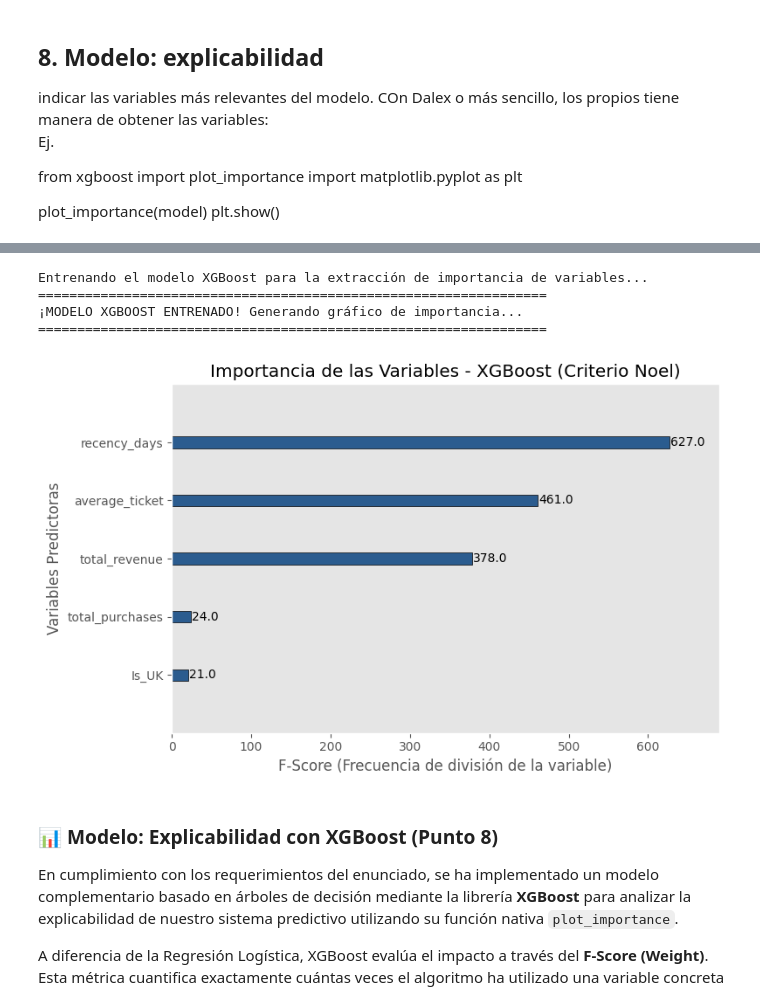
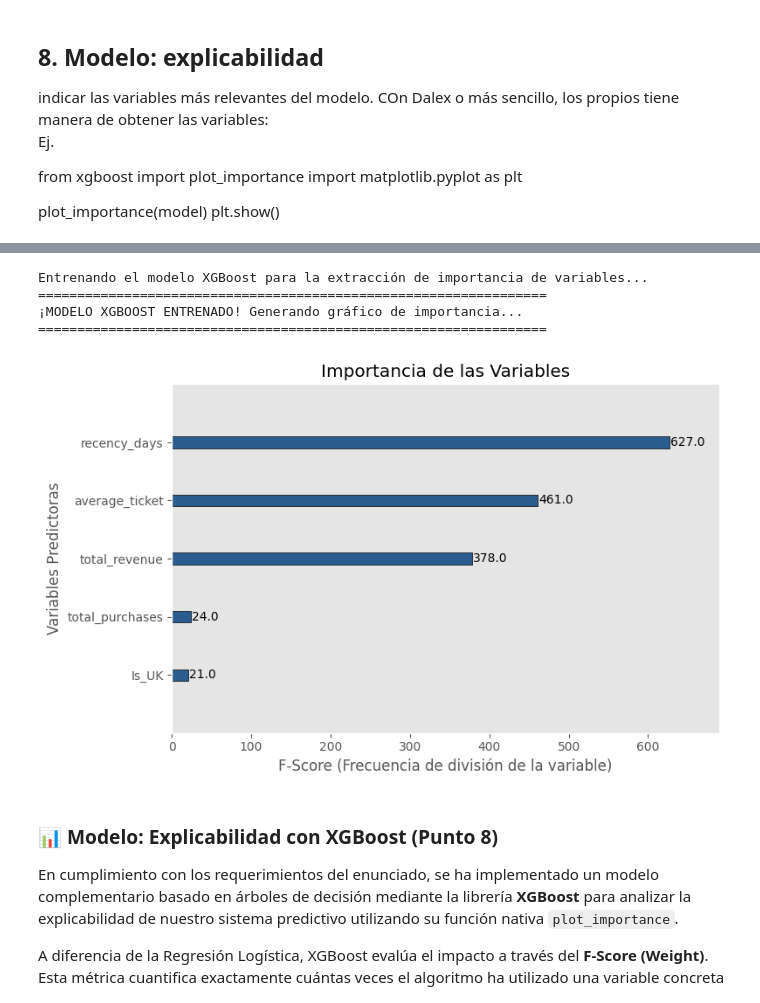
Before and after one commit to aquadelphboy89/NoelMendezLison-ML-Evolve, a Jupyter notebook: Notebook/online_retail_II_EDA-basic.ipynb, the cells around one changed output, grey strips where cells are left out. Cells and saved outputs as stored; diff of their text form; code cells hidden in the pictures.

```diff
--- a/Notebook/online_retail_II_EDA-basic.ipynb
+++ b/Notebook/online_retail_II_EDA-basic.ipynb
@@ -278,7 +278,8 @@ compradores_futuro = set(df_futuro['Customer ID'].unique())
 def asignar_target(row):
     # Paso 1: Si tiene más de una compra, es repetidor seguro
 
-    if row['total_purchases'] > 1 or row['Customer ID'] in compradores_futuro:
+    #if row['total_purchases'] > 1 or row['Customer ID'] in compradores_futuro:
+    if row['Customer ID'] in compradores_futuro:
         return 1
 
     # Paso 2: Si solo tiene 1 compra, miramos si es local (UK) o extranjero
@@ -546,35 +533,35 @@ Successfully installed xgboost-3.2.0
 
 from xgboost import XGBClassifier, plot_importance
 import matplotlib.pyplot as plt
 
 print("Entrenando el modelo XGBoost para la extracción de importancia de variables...")
 
 # 1. Inicializamos y entrenamos el modelo XGBoost con los datos de entrenamiento escalados
 # Pasamos las columnas originales (features) como nombres de características para que el gráfico sea legible
 xgb_model = XGBClassifier(random_state=42, eval_metric='logloss')
 xgb_model.fit(X_train_scaled, y_train)
 
 # 2. Renombramos las características en el modelo para que en la gráfica aparezcan tus nombres en inglés
 xgb_model.get_booster().feature_names = features
 
 print("="*65)
 print("¡MODELO XGBOOST ENTRENADO! Generando gráfico de importancia...")
 print("="*65)
 
 # 3. Usamos la función exacta solicitada por el profesor: plot_importance
 fig, ax = plt.subplots(figsize=(8, 5))
-plot_importance(xgb_model, ax=ax, grid=False, color='#2b5c8f', edgecolor='black', title='Importancia de las Variables - XGBoost (Criterio Noel)')
+plot_importance(xgb_model, ax=ax, grid=False, color='#2b5c8f', edgecolor='black', title='Importancia de las Variables')
 
 plt.xlabel('F-Score (Frecuencia de división de la variable)')
 plt.ylabel('Variables Predictoras')
 plt.tight_layout()
 plt.show()
 # %% [output]
 Entrenando el modelo XGBoost para la extracción de importancia de variables...
 =================================================================
 ¡MODELO XGBOOST ENTRENADO! Generando gráfico de importancia...
 =================================================================
-[figure, old version]
+[figure, new version]
 # %% [markdown]
 ### 📊 Modelo: Explicabilidad con XGBoost (Punto 8)
 
```
Also changed, not shown: parts of 1 cell of this notebook.
